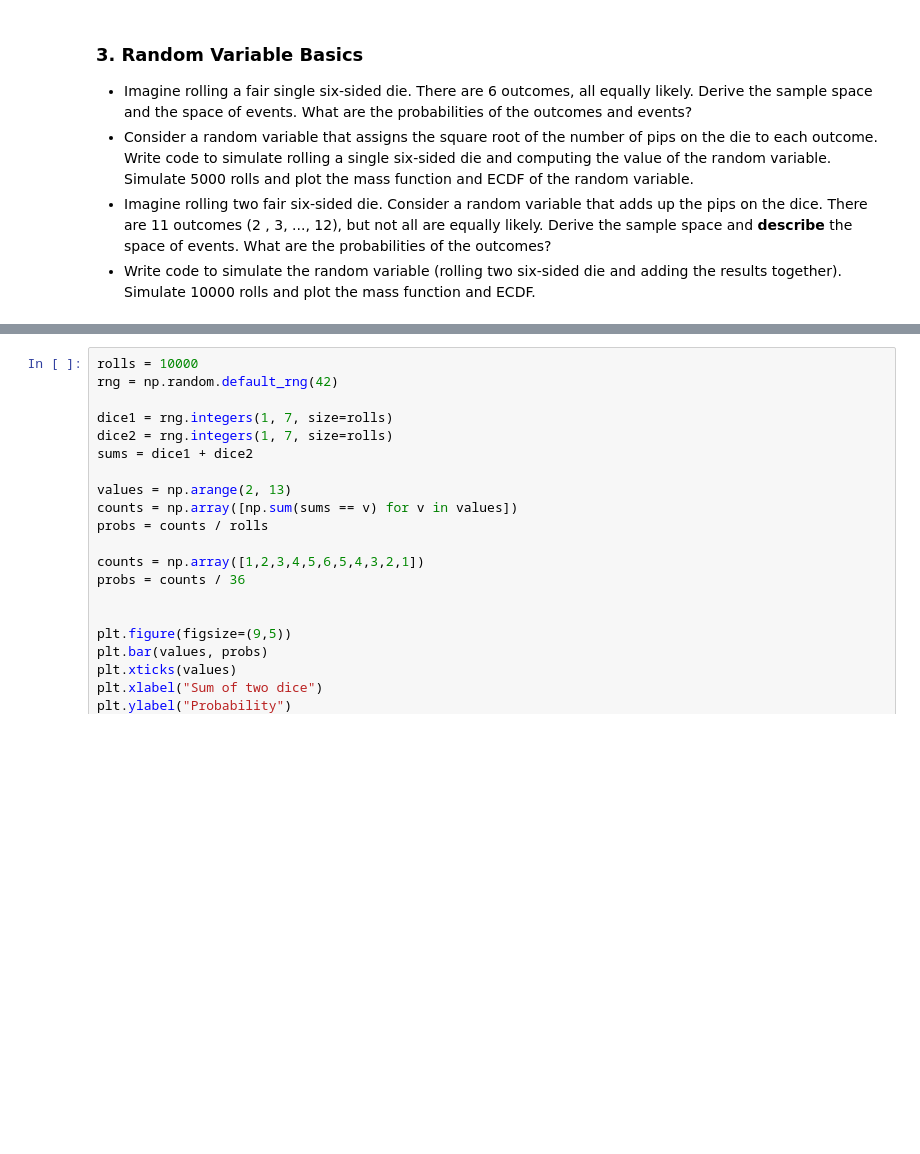
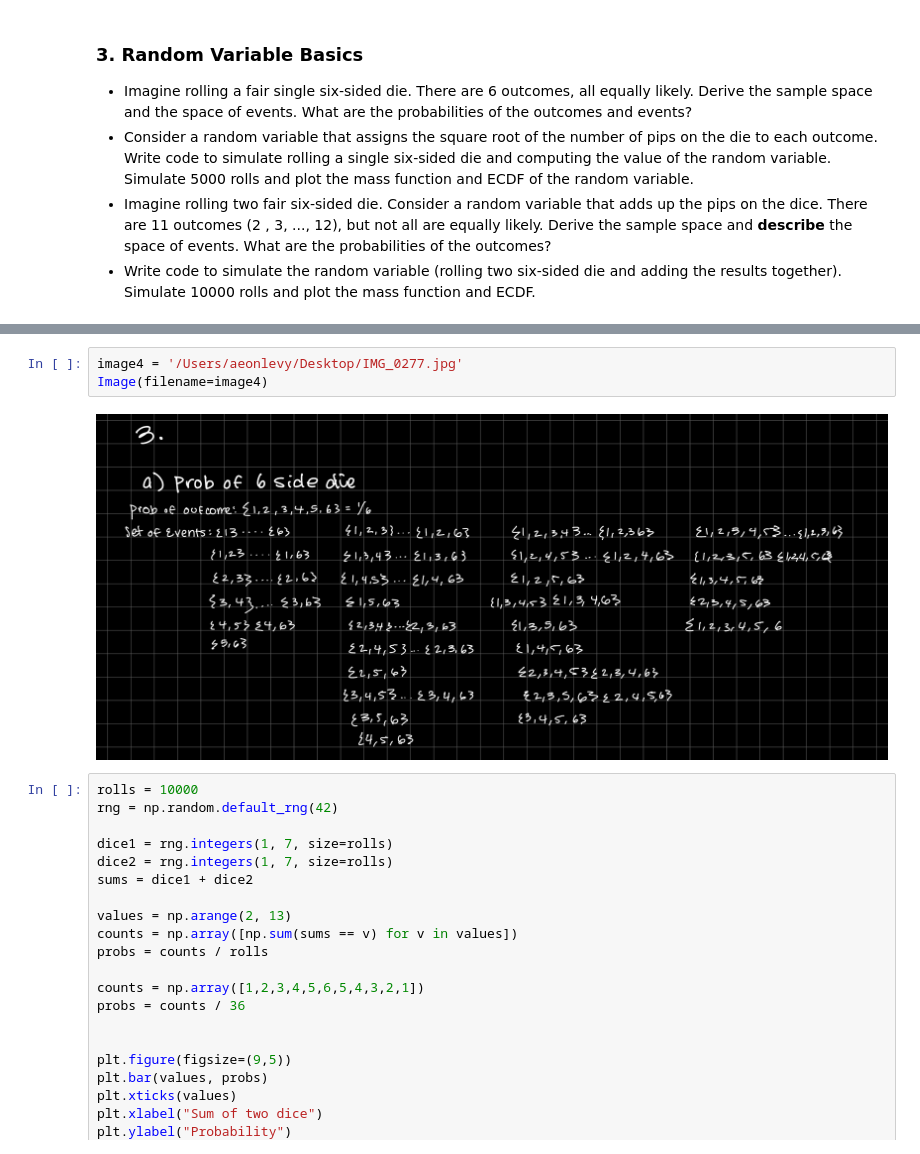
Before and after one commit to aeonlevy/Uncertainty_UVA, a Jupyter notebook: assignment_6.ipynb, the cells around one changed output, grey strips where cells are left out. Saved outputs shown, nothing was run; the diff lists cells and outputs as text; blank space fills up the shorter version.

```diff
--- a/assignment_6.ipynb
+++ b/assignment_6.ipynb
@@ -91,3 +86,8 @@ plt.show()
+# %%
+image4 = '/Users/aeonlevy/Desktop/IMG_0277.jpg'
+Image(filename=image4)
+# %% [output]
+[figure, added]
 # %%
 rolls = 10000
 rng = np.random.default_rng(42)
```
Also changed, not shown: parts of 13 cells of this notebook.
